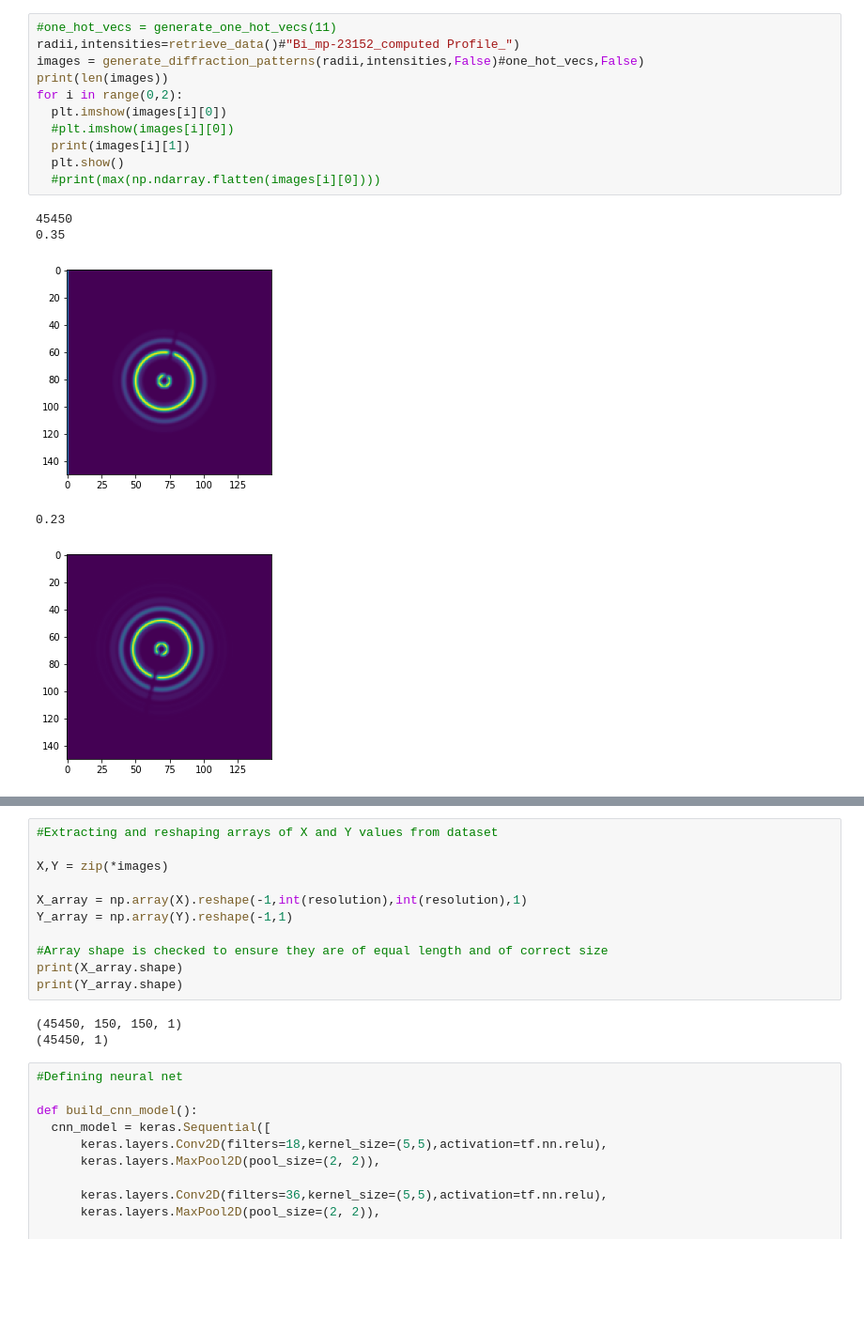
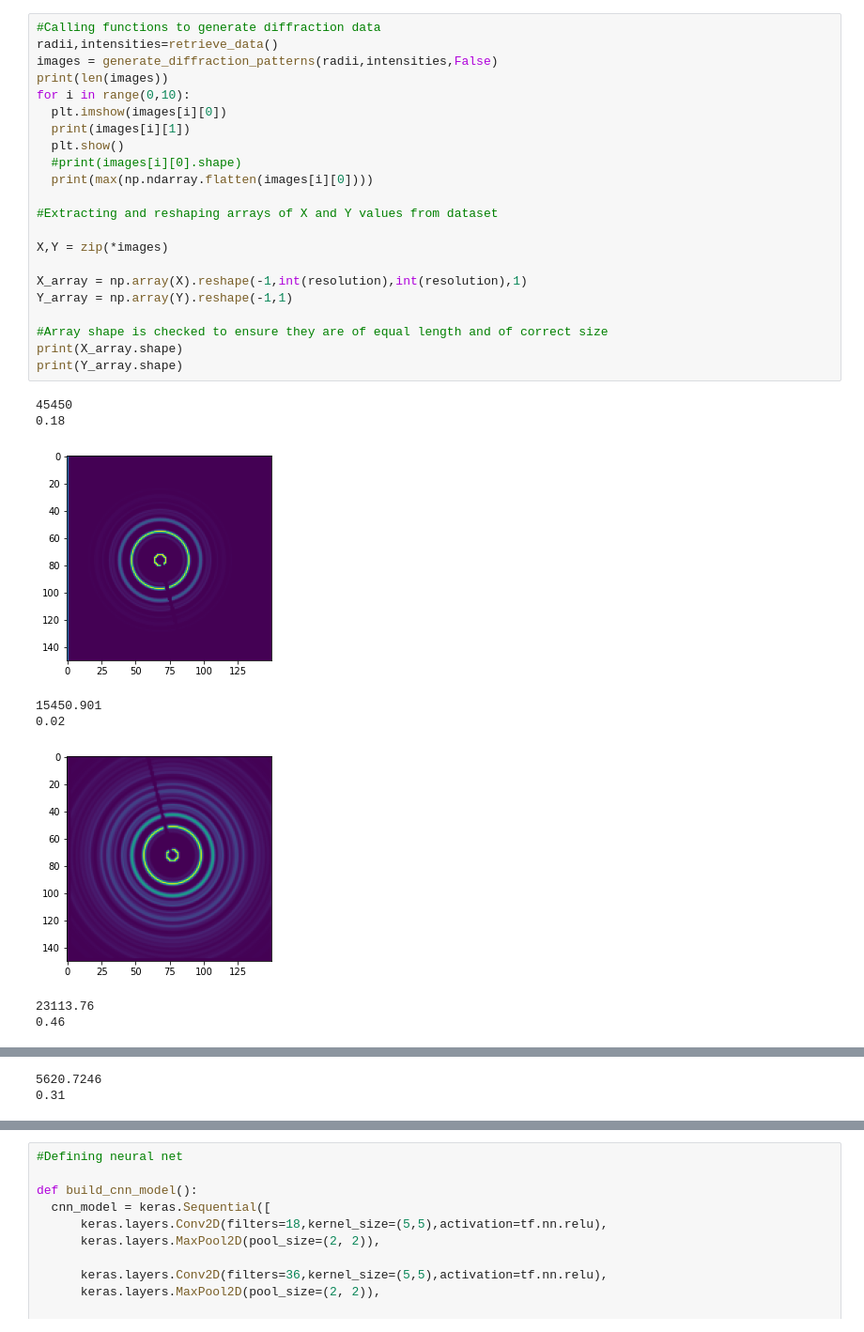
Before and after one commit to dhruv-sirohi/Miller-Lab-UED, a Jupyter notebook: Project 1: Synthetic Data Classification/Bismuth_CrystalMaker_Script.ipynb, the cells around one changed output, grey strips where cells are left out. Shown at 94% size. Drawn from its saved outputs; the diff is of its cells as text; blank space fills up the shorter version.

```diff
--- a/Project 1: Synthetic Data Classification/Bismuth_CrystalMaker_Script.ipynb
+++ b/Project 1: Synthetic Data Classification/Bismuth_CrystalMaker_Script.ipynb
@@ -248,18 +235,32 @@ def generate_diffraction_patterns(radii,intensities,one_hot_vecs,invert=False,nu
   return images
 # %%
-#one_hot_vecs = generate_one_hot_vecs(11)
-radii,intensities=retrieve_data()#"Bi_mp-23152_computed Profile_")
-images = generate_diffraction_patterns(radii,intensities,False)#one_hot_vecs,False)
+#Calling functions to generate diffraction data
+radii,intensities=retrieve_data()
+images = generate_diffraction_patterns(radii,intensities,False)
 print(len(images))
-for i in range(0,2):
+for i in range(0,10):
   plt.imshow(images[i][0])
-  #plt.imshow(images[i][0])
   print(images[i][1])
   plt.show()
-  #print(max(np.ndarray.flatten(images[i][0])))
+  #print(images[i][0].shape)
+  print(max(np.ndarray.flatten(images[i][0])))
+
+#Extracting and reshaping arrays of X and Y values from dataset
+
+X,Y = zip(*images)
+
+X_array = np.array(X).reshape(-1,int(resolution),int(resolution),1)
+Y_array = np.array(Y).reshape(-1,1)
+
+#Array shape is checked to ensure they are of equal length and of correct size
+print(X_array.shape)
+print(Y_array.shape)
 # %% [output]
 45450
-0.35
+0.18
-[figure, old version]
+[figure, new version]
-0.23
+15450.901
+0.02
-[figure, old version]
+[figure, new version]
+23113.76
+0.46
@@ -265,0 +268,2 @@ for i in range(0,2):
+5620.7246
+0.31
@@ -266,17 +278,3 @@ for i in range(0,2):
-# %%
-#Extracting and reshaping arrays of X and Y values from dataset
-
-X,Y = zip(*images)
-
-X_array = np.array(X).reshape(-1,int(resolution),int(resolution),1)
-Y_array = np.array(Y).reshape(-1,1)
-
-#Array shape is checked to ensure they are of equal length and of correct size
-print(X_array.shape)
-print(Y_array.shape)
-# %% [output]
-(45450, 150, 150, 1)
-(45450, 1)
 # %%
 #Defining neural net
 
```
Also changed, not shown: parts of 15 cells of this notebook.
